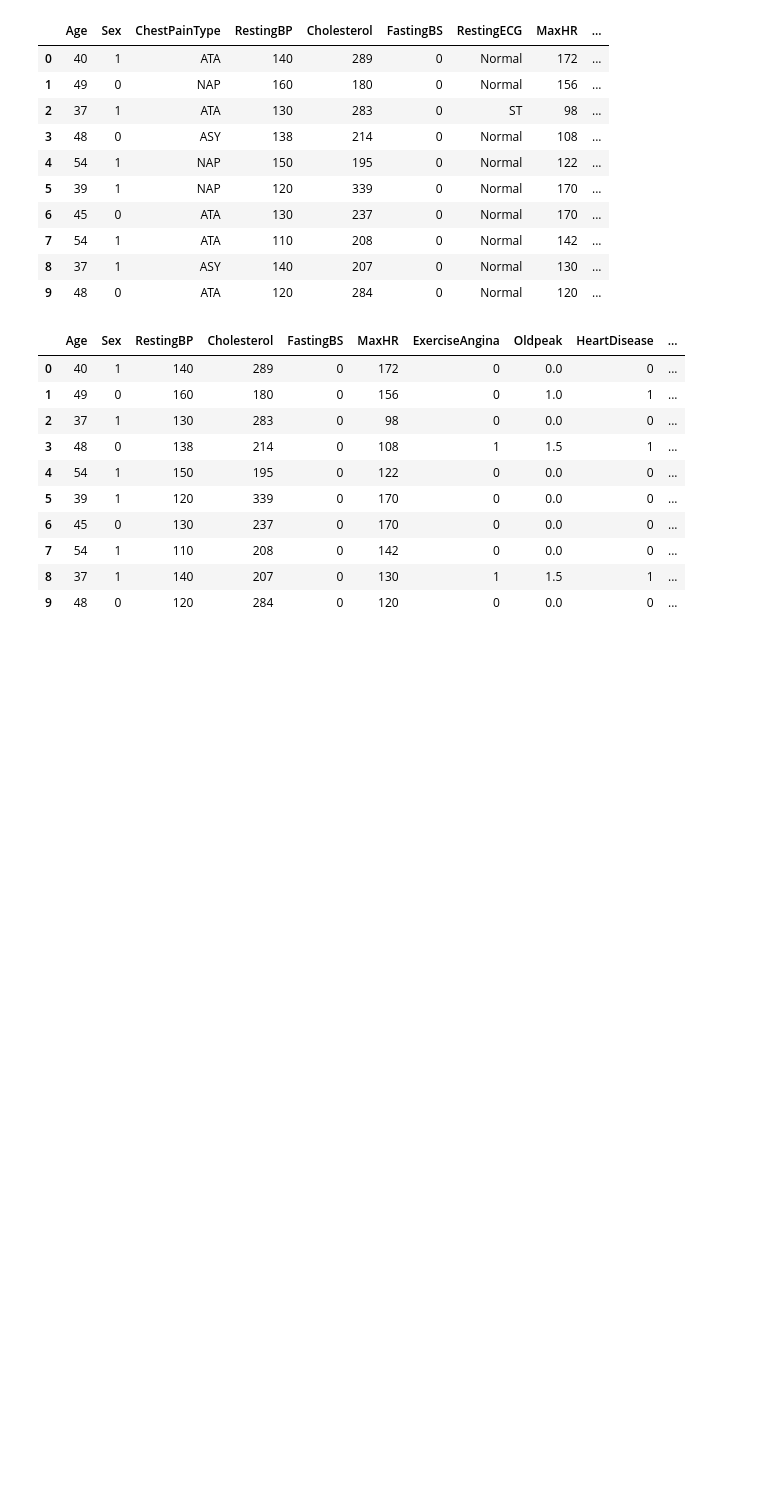
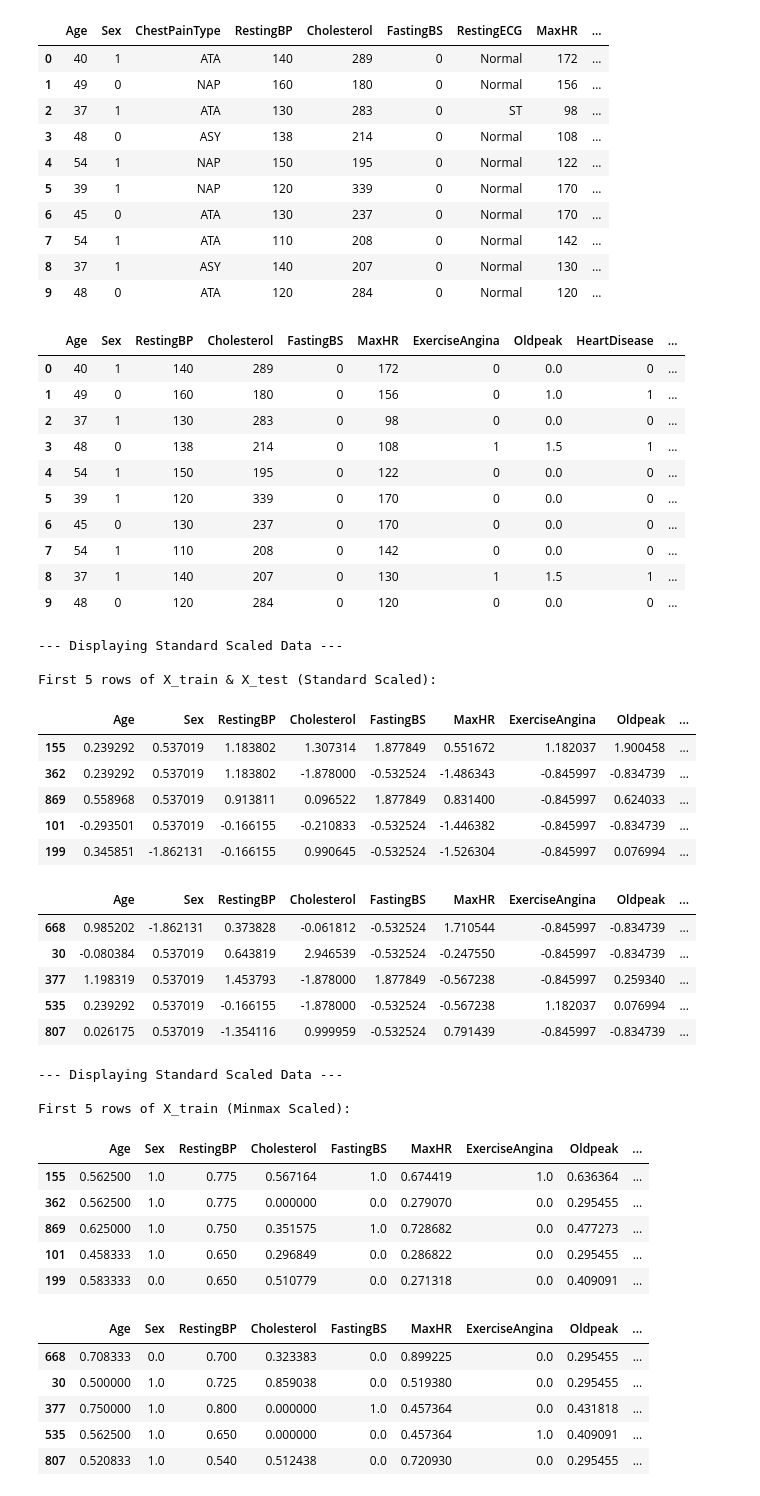
Before and after one commit to flucloxin500/Phitron, a Jupyter notebook: Machine Learning/Week 2/Module 7/7_5_Encoding_Categorical_Variables or Features.ipynb, the cells around one changed output. Saved outputs shown, nothing was run; the diff lists cells and outputs as text; code cells hidden in the pictures; blank space fills up the shorter version.

Commit message:
7-6 Normalization and Scaling Part 1

```diff
--- a/Machine Learning/Week 2/Module 7/7_5_Encoding_Categorical_Variables or Features.ipynb
+++ b/Machine Learning/Week 2/Module 7/7_5_Encoding_Categorical_Variables or Features.ipynb
@@ -98,3 +98,75 @@ df_heart_encoded.head(10)
 | 7 | 54 | 1 | 110 | 208 | 0 | 142 | 0 | 0.0 | 0 | ... |
 | 8 | 37 | 1 | 140 | 207 | 0 | 130 | 1 | 1.5 | 1 | ... |
 | 9 | 48 | 0 | 120 | 284 | 0 | 120 | 0 | 0.0 | 0 | ... |
+# %%
+from sklearn.model_selection import train_test_split
+from sklearn.preprocessing import StandardScaler, MinMaxScaler
+
+# Assume df_heart_encoded is our working dataframe with target 'HeartDisease'
+target_col = "HeartDisease"
+
+X = df_heart_encoded.drop(columns=[target_col])
+y = df_heart_encoded[target_col]
+
+X_train, X_test, y_train, y_test = train_test_split(X, y, test_size = .25, random_state=42)
+
+# Standard Scaling
+scaler_sd = StandardScaler()
+X_train_std = scaler_sd.fit_transform(X_train)#mean and SD will be calcualted from X_train
+X_test_std = scaler_sd.transform(X_test)
+
+# MinMax Scaling
+scaler_mm = MinMaxScaler()
+X_train_mm = scaler_mm.fit_transform(X_train)
+X_test_mm = scaler_mm.transform(X_test)
+
+
+
+print("\n--- Displaying Standard Scaled Data ---")
+# Convert scaled arrays back to DataFrame for better visualization with column names
+X_train_std_df = pd.DataFrame(X_train_std, columns = X_train.columns, index = X_train.index)
+X_test_std_df = pd.DataFrame(X_test_std, columns = X_test.columns, index = X_test.index)
+print("\nFirst 5 rows of X_train & X_test (Standard Scaled):")
+display(X_train_std_df.head())
+display(X_test_std_df.head())
+
+
+print("\n--- Displaying Standard Scaled Data ---")
+# Convert scaled arrays back to DataFrame for better visualization with column names
+X_train_mm_df = pd.DataFrame(X_train_mm, columns = X_train.columns, index = X_train.index)
+X_test_mm_df = pd.DataFrame(X_test_mm, columns = X_test.columns, index = X_test.index)
+
+print("\nFirst 5 rows of X_train (Minmax Scaled):")
+display(X_train_mm_df.head())
+display(X_test_mm_df.head())
+# %% [output]
+--- Displaying Standard Scaled Data ---
+
+First 5 rows of X_train & X_test (Standard Scaled):
+|  | Age | Sex | RestingBP | Cholesterol | FastingBS | MaxHR | ExerciseAngina | Oldpeak | ... |
+| 155 | 0.239292 | 0.537019 | 1.183802 | 1.307314 | 1.877849 | 0.551672 | 1.182037 | 1.900458 | ... |
+| 362 | 0.239292 | 0.537019 | 1.183802 | -1.878000 | -0.532524 | -1.486343 | -0.845997 | -0.834739 | ... |
+| 869 | 0.558968 | 0.537019 | 0.913811 | 0.096522 | 1.877849 | 0.831400 | -0.845997 | 0.624033 | ... |
+| 101 | -0.293501 | 0.537019 | -0.166155 | -0.210833 | -0.532524 | -1.446382 | -0.845997 | -0.834739 | ... |
+| 199 | 0.345851 | -1.862131 | -0.166155 | 0.990645 | -0.532524 | -1.526304 | -0.845997 | 0.076994 | ... |
+|  | Age | Sex | RestingBP | Cholesterol | FastingBS | MaxHR | ExerciseAngina | Oldpeak | ... |
+| 668 | 0.985202 | -1.862131 | 0.373828 | -0.061812 | -0.532524 | 1.710544 | -0.845997 | -0.834739 | ... |
+| 30 | -0.080384 | 0.537019 | 0.643819 | 2.946539 | -0.532524 | -0.247550 | -0.845997 | -0.834739 | ... |
+| 377 | 1.198319 | 0.537019 | 1.453793 | -1.878000 | 1.877849 | -0.567238 | -0.845997 | 0.259340 | ... |
+| 535 | 0.239292 | 0.537019 | -0.166155 | -1.878000 | -0.532524 | -0.567238 | 1.182037 | 0.076994 | ... |
+| 807 | 0.026175 | 0.537019 | -1.354116 | 0.999959 | -0.532524 | 0.791439 | -0.845997 | -0.834739 | ... |
+--- Displaying Standard Scaled Data ---
+
+First 5 rows of X_train (Minmax Scaled):
+|  | Age | Sex | RestingBP | Cholesterol | FastingBS | MaxHR | ExerciseAngina | Oldpeak | ... |
+| 155 | 0.562500 | 1.0 | 0.775 | 0.567164 | 1.0 | 0.674419 | 1.0 | 0.636364 | ... |
+| 362 | 0.562500 | 1.0 | 0.775 | 0.000000 | 0.0 | 0.279070 | 0.0 | 0.295455 | ... |
+| 869 | 0.625000 | 1.0 | 0.750 | 0.351575 | 1.0 | 0.728682 | 0.0 | 0.477273 | ... |
+| 101 | 0.458333 | 1.0 | 0.650 | 0.296849 | 0.0 | 0.286822 | 0.0 | 0.295455 | ... |
+| 199 | 0.583333 | 0.0 | 0.650 | 0.510779 | 0.0 | 0.271318 | 0.0 | 0.409091 | ... |
+|  | Age | Sex | RestingBP | Cholesterol | FastingBS | MaxHR | ExerciseAngina | Oldpeak | ... |
+| 668 | 0.708333 | 0.0 | 0.700 | 0.323383 | 0.0 | 0.899225 | 0.0 | 0.295455 | ... |
+| 30 | 0.500000 | 1.0 | 0.725 | 0.859038 | 0.0 | 0.519380 | 0.0 | 0.295455 | ... |
+| 377 | 0.750000 | 1.0 | 0.800 | 0.000000 | 1.0 | 0.457364 | 0.0 | 0.431818 | ... |
+| 535 | 0.562500 | 1.0 | 0.650 | 0.000000 | 0.0 | 0.457364 | 1.0 | 0.409091 | ... |
+| 807 | 0.520833 | 1.0 | 0.540 | 0.512438 | 0.0 | 0.720930 | 0.0 | 0.295455 | ... |
```
